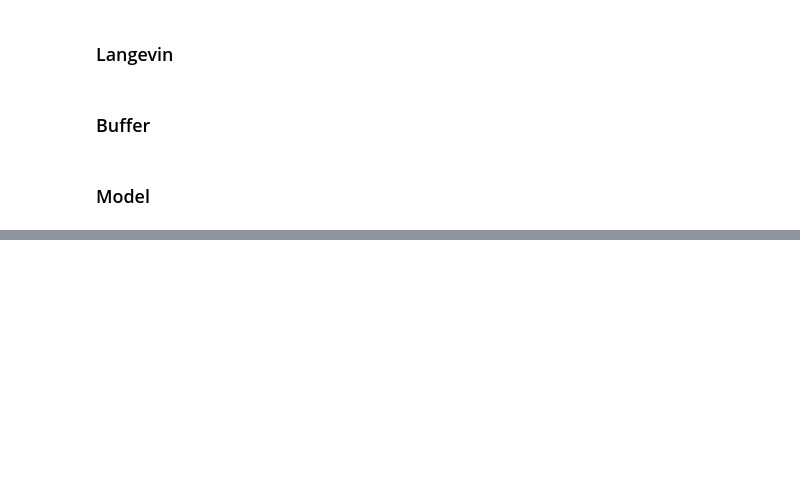
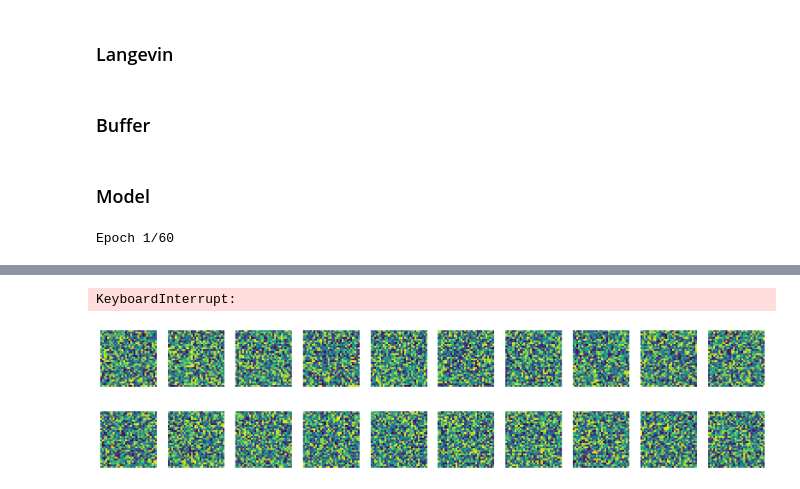
Before and after one commit to maxzaikin/Data-Science-Portfolio, a Jupyter notebook: Deep-Learning/ebm.ipynb, the cells around one changed output, grey strips where cells are left out. Cells and saved outputs as stored; diff of their text form; code cells hidden in the pictures; blank space fills up the shorter version.

```diff
--- a/Deep-Learning/ebm.ipynb
+++ b/Deep-Learning/ebm.ipynb
@@ -178,11 +232,12 @@ class Buffer:
         super().__init__()
         self.model=model
         self.examples= [
-            tf.random.uniform(shape=(img_size, img_size, ch_n)) * 2 -1 for _ in range(batch_size)
+            tf.random.uniform(shape=(1, img_size, img_size, ch_n)) * 2 -1 for _ in range(batch_size)
         ]
 
     def sample_new_examples(self, steps, step_size, noise):
-        n_new= np.random.binomial(batch_size, noise)
+        n_new= np.random.binomial(batch_size, 0.05)
+
         random_imgs= (
             tf.random.uniform(
                 (
@@ -201,14 +256,14 @@ class Buffer:
 
         inp_imgs= tf.concat(
             [
-                rand_imgs,
+                random_imgs,
                 old_imgs
             ], axis=0)
 
         inp_imgs= generate_samples(
             self.model,
             inp_imgs,
-            steps=step,
+            steps=steps,
             step_size=step_size,
             noise=noise
         )
@@ -219,7 +274,7 @@ class Buffer:
             axis=0
         ) + self.examples
 
-        self.examples= self_examples[:buffer_size]
+        self.examples= self.examples[:buffer_size]
 
         return inp_imgs
 # %% [markdown]
@@ -226,0 +343,13 @@ class Buffer:
+# %%
+ebm = EBM()
+# %%
+learning_rate= 5e-4
+
+ebm.compile(
+    optimizer=optimizers.Adam(learning_rate=learning_rate),
+    run_eagerly=True
+)
+# %%
+log_dir='./logs/ebm/mnist/' + datetime.datetime.now().strftime('%Y%m%d-%H%M%S')
+
+tensorboard_callback= callbacks.TensorBoard(log_dir=log_dir)
@@ -226,0 +402,15 @@ class Buffer:
+# %%
+x_test_r = x_test.take(1)
+x_train_r = x_train.take(1)
+ebm.fit(
+    x_train,
+    shuffle=True,
+    epochs=60,
+    validation_data=x_test,
+    callbacks=[
+        tensorboard_callback,
+        image_generator_callback
+    ]
+)
+# %% [output]
+Epoch 1/60
@@ -226,0 +421,3 @@ class Buffer:
+KeyboardInterrupt:
+[figure, added]
+[figure, added]
```
Also changed, not shown: parts of 7 cells of this notebook.
